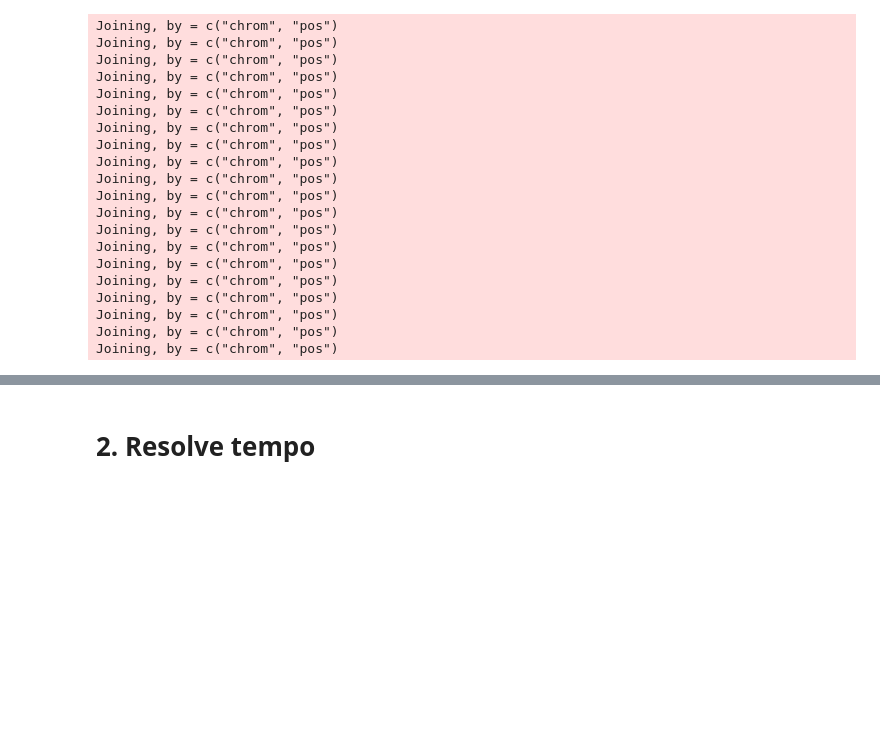
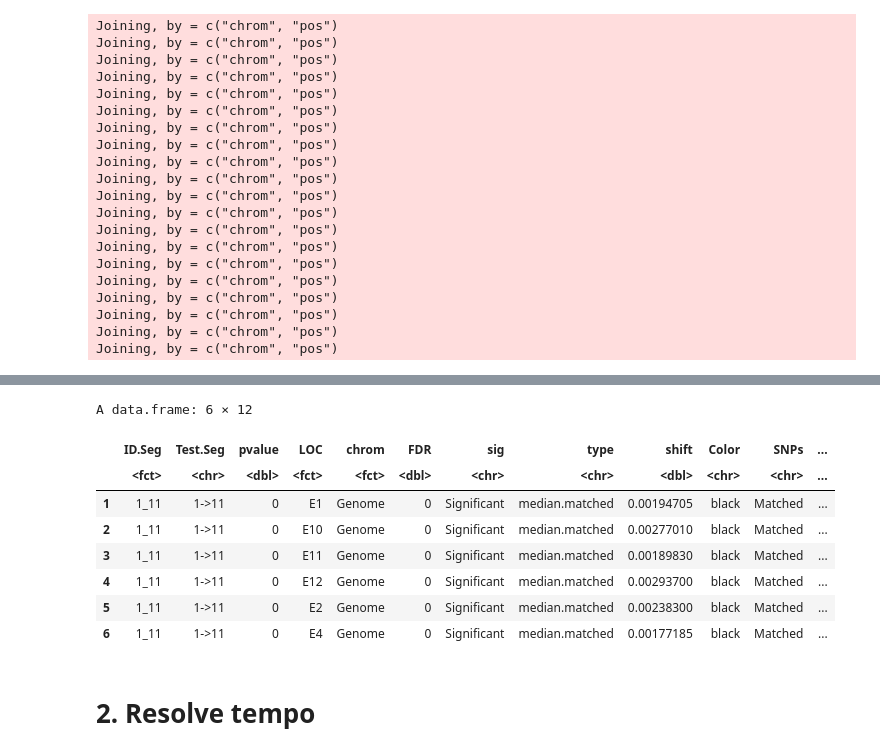
Before and after one commit to MarkCBitter/Dros_Orch_FluSel, a Jupyter notebook: GLM/LOO/ExpandingPhases.LOA.ecage.orch2021_BERem_Final.ipynb, the cells around one changed output, grey strips where cells are left out. Saved outputs shown, nothing was run; the diff lists cells and outputs as text; code cells hidden in the pictures; blank space fills up the shorter version.

```diff
--- a/GLM/LOO/ExpandingPhases.LOA.ecage.orch2021_BERem_Final.ipynb
+++ b/GLM/LOO/ExpandingPhases.LOA.ecage.orch2021_BERem_Final.ipynb
@@ -156,0 +164,12 @@ ggsave('../../../../Figures/ExpandingPhases_LOA_New/SprToFallLOA.ByChrom.ByGen.p
+# %%
+head(df.meta)
+# %% [output]
+A data.frame: 6 × 12
+|  | ID.Seg | Test.Seg | pvalue | LOC | chrom | FDR | sig | type | shift | Color | SNPs | ... |
+|  | <fct> | <chr> | <dbl> | <fct> | <fct> | <dbl> | <chr> | <chr> | <dbl> | <chr> | <chr> | ... |
+| 1 | 1_11 | 1->11 | 0 | E1 | Genome | 0 | Significant | median.matched | 0.00194705 | black | Matched | ... |
+| 2 | 1_11 | 1->11 | 0 | E10 | Genome | 0 | Significant | median.matched | 0.00277010 | black | Matched | ... |
+| 3 | 1_11 | 1->11 | 0 | E11 | Genome | 0 | Significant | median.matched | 0.00189830 | black | Matched | ... |
+| 4 | 1_11 | 1->11 | 0 | E12 | Genome | 0 | Significant | median.matched | 0.00293700 | black | Matched | ... |
+| 5 | 1_11 | 1->11 | 0 | E2 | Genome | 0 | Significant | median.matched | 0.00238300 | black | Matched | ... |
+| 6 | 1_11 | 1->11 | 0 | E4 | Genome | 0 | Significant | median.matched | 0.00177185 | black | Matched | ... |
```
Also changed, not shown: parts of 16 cells of this notebook.
